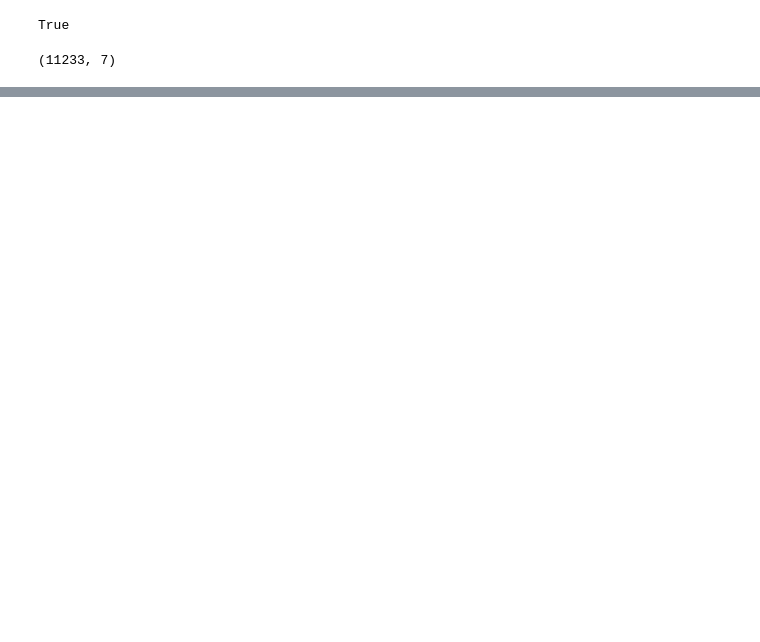
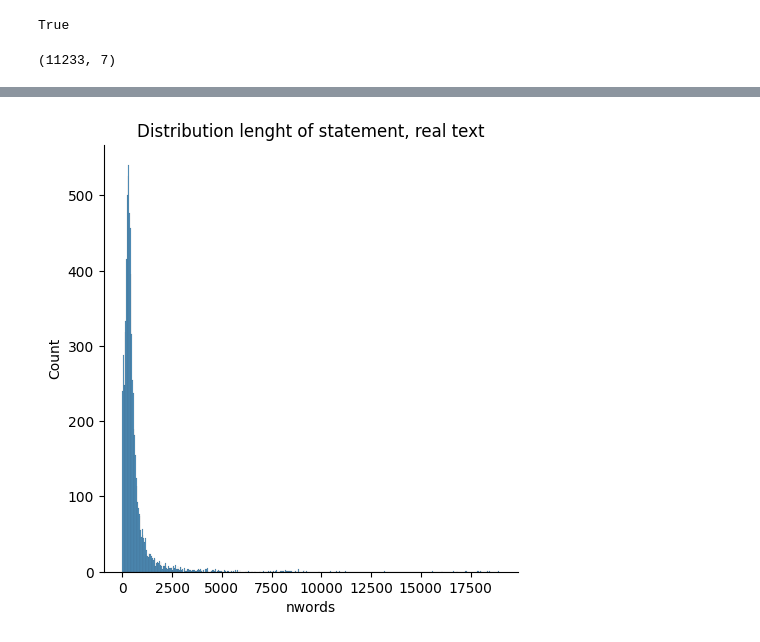
Before and after one commit to kbank1/fake_news, a Jupyter notebook: notebooks/notebook_KB.ipynb, the cells around one changed output, grey strips where cells are left out. Saved outputs shown, nothing was run; the diff lists cells and outputs as text; code cells hidden in the pictures; blank space fills up the shorter version.

```diff
--- a/notebooks/notebook_KB.ipynb
+++ b/notebooks/notebook_KB.ipynb
@@ -352,0 +358,6 @@ data.head()
+# %%
+sns.displot(x='nwords', data=real);
+
+plt.title("Distribution lenght of statement, real text");
+# %% [output]
+[figure, added]
```
Also changed, not shown: parts of 14 cells of this notebook.
